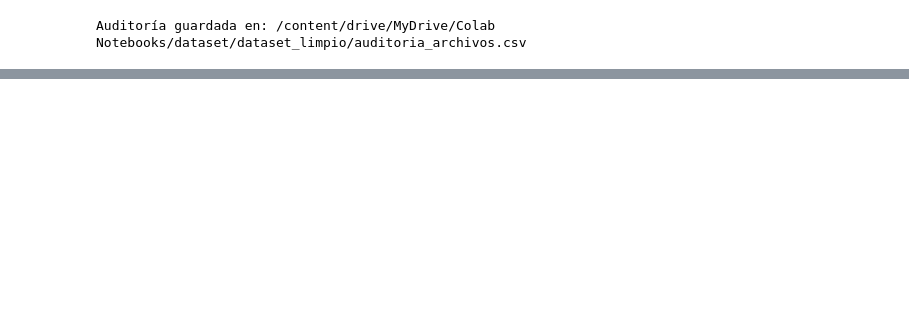
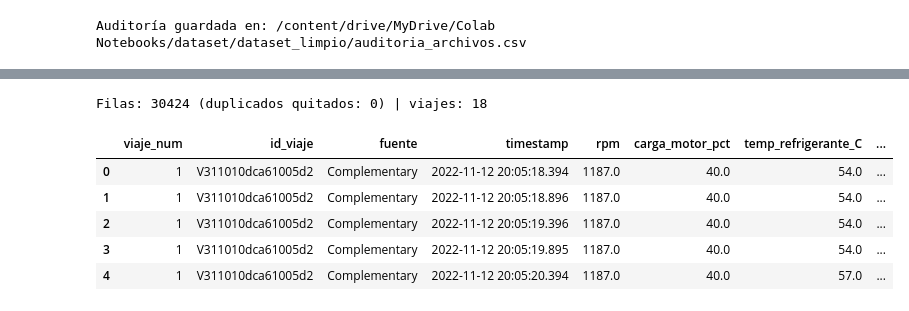
Before and after one commit to AlfCR/dnn-estadia, a Jupyter notebook: dnn_estadia_ACP.ipynb, the cells around one changed output, grey strips where cells are left out. Cells and saved outputs as stored; diff of their text form; code cells hidden in the pictures; blank space fills up the shorter version.

```diff
--- a/dnn_estadia_ACP.ipynb
+++ b/dnn_estadia_ACP.ipynb
@@ -556,0 +555,79 @@ Columnas: 210 | sin datos: 94 | constantes: 9 | con datos y variables: 107
+# %%
+# Celda 11 -> Limpieza: de df (texto) a un dataset numérico, con unidades y nombres uniformes
+MESES = {'ene': 1, 'feb': 2, 'mar': 3, 'abr': 4, 'may': 5, 'jun': 6,
+         'jul': 7, 'ago': 8, 'sep': 9, 'oct': 10, 'nov': 11, 'dic': 12}
+
+def convertir_fecha(serie):
+    """'12-nov-2022 20:05:18.394' o '10-nov.-2022 09:24:07.144' -> datetime."""
+    ex = serie.str.lower().str.extract(r'(\d{1,2})-([a-z]+)\.?-(\d{4})\s+(\d{2}:\d{2}:\d{2})(?:\.(\d+))?')
+    mes = ex[1].map(MESES).astype('Int64').astype(str).str.zfill(2)
+    texto = ex[2] + '-' + mes + '-' + ex[0].str.zfill(2) + ' ' + ex[3] + '.' + ex[4].fillna('0')
+    return pd.to_datetime(texto, errors='coerce')
+
+def fahrenheit_a_celsius(temp_f): return (temp_f - 32) * (5 / 9)
+def mph_a_kmh(velocidad_mph):     return velocidad_mph * 1.609344
+def psi_a_kpa(presion_psi):       return presion_psi * 6.894757
+def ms_a_kmh(velocidad_ms):       return velocidad_ms * 3.6
+def sin_cambio(x):                return x
+
+conversiones = {
+    'Engine RPM(rpm)':                  ('rpm', sin_cambio),
+    'Engine Load(%)':                   ('carga_motor_pct', sin_cambio),
+    'Engine Coolant Temperature(°F)':   ('temp_refrigerante_C', fahrenheit_a_celsius),
+    'Intake Air Temperature(°F)':       ('temp_aire_admision_C', fahrenheit_a_celsius),
+    'Intake Manifold Pressure(psi)':    ('presion_multiple_kPa', psi_a_kpa),
+    'Throttle Position(Manifold)(%)':   ('acelerador_manifold_pct', sin_cambio),
+    'Absolute Throttle Position B(%)':  ('acelerador_b_pct', sin_cambio),  # respaldo para el viaje 8
+    'Air Fuel Ratio(Measured)(:1)':     ('afr', sin_cambio),
+    'Speed (OBD)(mph)':                 ('velocidad_obd_kmh', mph_a_kmh),
+    'Voltage (OBD Adapter)(V)':         ('voltaje_adaptador_V', sin_cambio),
+    'GPS Speed (Meters/second)':        ('velocidad_gps_kmh', ms_a_kmh),
+    'G(x)':                             ('g_x_ms2', sin_cambio),
+    'G(y)':                             ('g_y_ms2', sin_cambio),
+    'G(z)':                             ('g_z_ms2', sin_cambio),
+}
+# Variables del dataset (las convertidas + la aceleración total derivada)
+variables_nuevas = [nuevo for nuevo, _ in conversiones.values()] + ['acel_total_ms2']
+
+# df viene de la celda 10; catalogo_viajes, de la celda 9
+assert {'id_viaje', 'carpeta', 'Device Time'} <= set(df.columns), "df no es el de la celda 10"
+assert df['id_viaje'].nunique() == 18, "df no tiene los 18 viajes únicos"
+faltan = [c for c in conversiones if c not in df.columns]
+assert not faltan, f"Faltan columnas en df: {faltan}"
+
+limpio = df[['id_viaje', 'carpeta', 'Device Time'] + list(conversiones)].copy()
+limpio['timestamp'] = convertir_fecha(limpio['Device Time'])
+assert limpio['timestamp'].notna().all(), "Hay fechas que no se pudieron convertir"
+
+dataset = pd.DataFrame({
+    'viaje_num': limpio['id_viaje'].map(catalogo_viajes.set_index('id_viaje')['viaje_num']),
+    'id_viaje': limpio['id_viaje'],
+    'fuente': np.where(limpio['carpeta'].str.contains('Chiapas'), 'Chiapas', 'Complementary'),
+    'timestamp': limpio['timestamp'],
+})
+for original, (nuevo, funcion) in conversiones.items():
+    # '-' y '∞' pasan a NaN (valores vacíos)
+    dataset[nuevo] = funcion(pd.to_numeric(limpio[original], errors='coerce'))
+
+# Aceleración total sin gravedad: no depende de cómo estaba colocado el teléfono
+dataset['acel_total_ms2'] = (np.sqrt(dataset['g_x_ms2']**2 + dataset['g_y_ms2']**2
+                                     + dataset['g_z_ms2']**2) - 9.80665)
+
+dataset[variables_nuevas] = dataset[variables_nuevas].round(2)
+dataset['tiene_motor'] = dataset.groupby('viaje_num')['rpm'].transform(lambda s: s.notna().any())
+
+antes = len(dataset)
+dataset = dataset.drop_duplicates(subset=['viaje_num', 'timestamp'])
+dataset = dataset.sort_values(['viaje_num', 'timestamp']).reset_index(drop=True)
+print(f"Filas: {len(dataset)} (duplicados quitados: {antes - len(dataset)}) | viajes: {dataset['viaje_num'].nunique()}")
+
+dataset.to_csv(os.path.join(ruta_salida, 'dataset_unificado.csv'), index=False)
+display(dataset.head())
+# %% [output]
+Filas: 30424 (duplicados quitados: 0) | viajes: 18
+|  | viaje_num | id_viaje | fuente | timestamp | rpm | carga_motor_pct | temp_refrigerante_C | ... |
+| 0 | 1 | V311010dca61005d2 | Complementary | 2022-11-12 20:05:18.394 | 1187.0 | 40.0 | 54.0 | ... |
+| 1 | 1 | V311010dca61005d2 | Complementary | 2022-11-12 20:05:18.896 | 1187.0 | 40.0 | 54.0 | ... |
+| 2 | 1 | V311010dca61005d2 | Complementary | 2022-11-12 20:05:19.396 | 1187.0 | 40.0 | 54.0 | ... |
+| 3 | 1 | V311010dca61005d2 | Complementary | 2022-11-12 20:05:19.895 | 1187.0 | 40.0 | 54.0 | ... |
+| 4 | 1 | V311010dca61005d2 | Complementary | 2022-11-12 20:05:20.394 | 1187.0 | 40.0 | 57.0 | ... |
```
Also changed, not shown: parts of 9 cells of this notebook.
